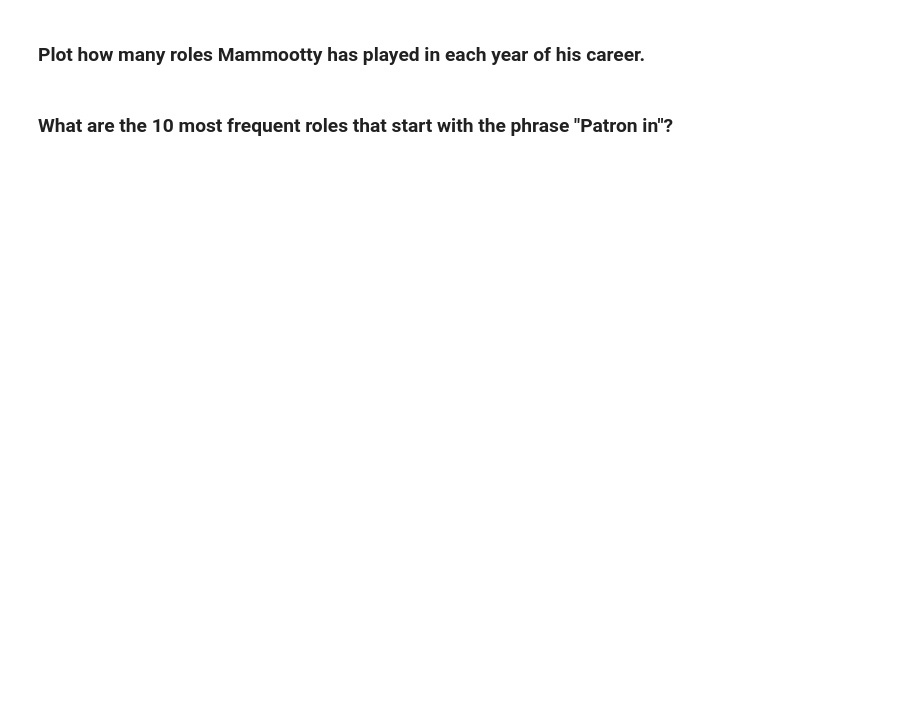
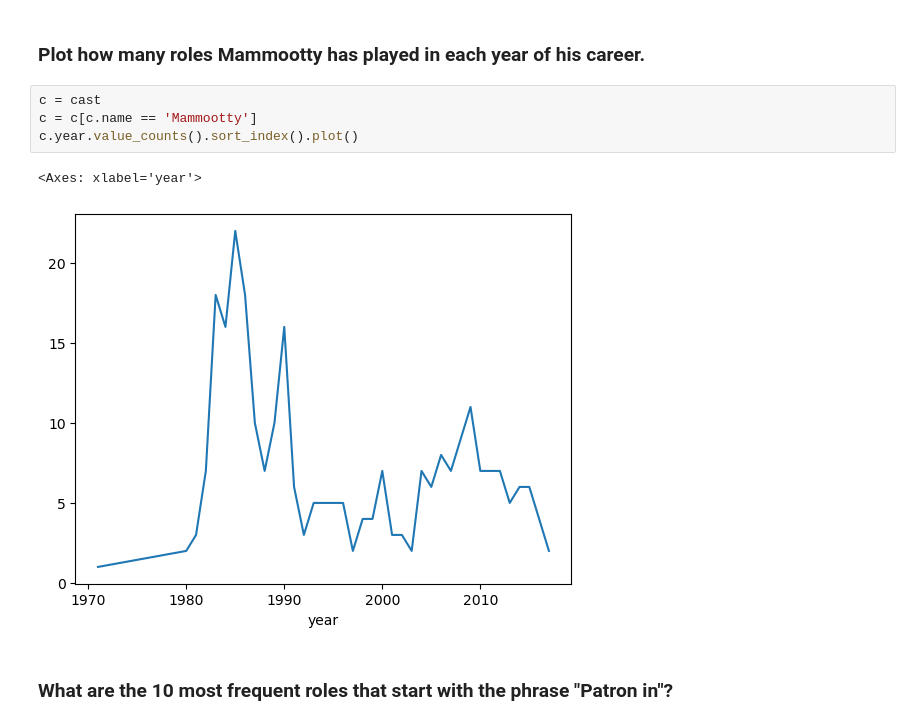
Before and after one commit to valwee77/pycon-pandas-tutorial, a Jupyter notebook: Exercises-2.ipynb, the cells around one changed output. Drawn from its saved outputs; the diff is of its cells as text; blank space fills up the shorter version.

```diff
--- a/Exercises-2.ipynb
+++ b/Exercises-2.ipynb
@@ -177,4 +188,11 @@ c.name.value_counts().head(10)
 # %% [markdown]
 ### Plot how many roles Mammootty has played in each year of his career.
+# %%
+c = cast
+c = c[c.name == 'Mammootty']
+c.year.value_counts().sort_index().plot()
+# %% [output]
+<Axes: xlabel='year'>
+[figure, added]
 # %% [markdown]
 ### What are the 10 most frequent roles that start with the phrase "Patron in"?
```
Also changed, not shown: parts of 6 cells of this notebook.
